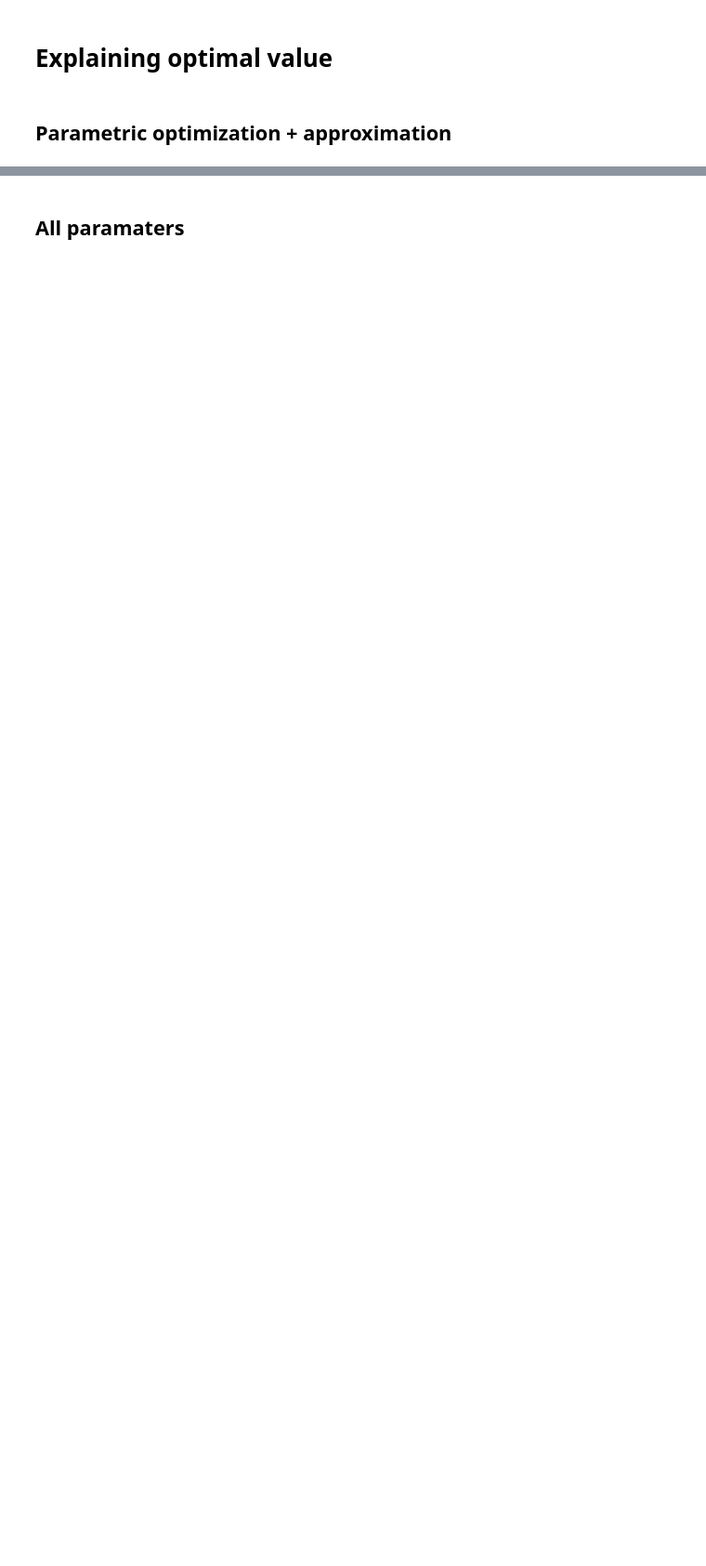
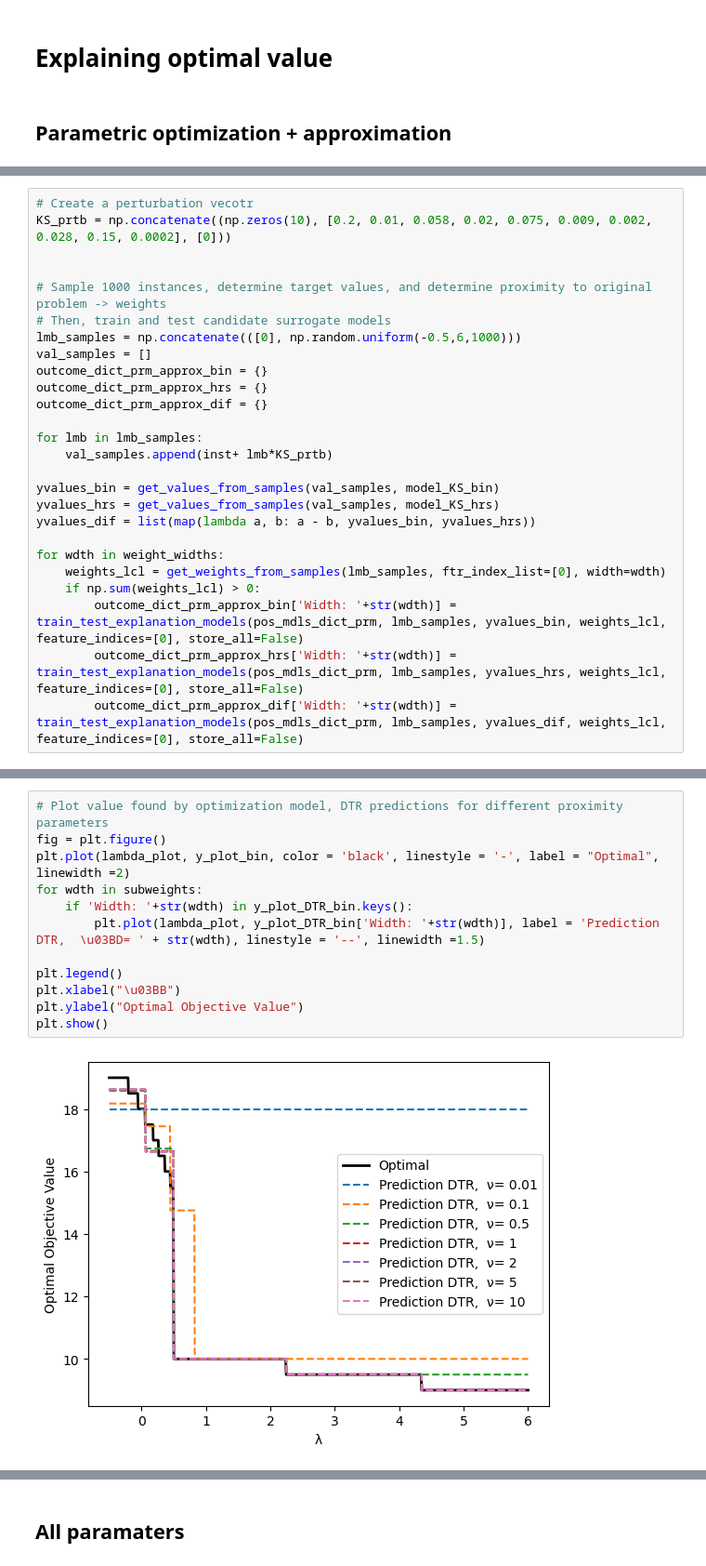
Before and after one commit to daanotto/CLEMO, a Jupyter notebook: Knapsack_experiments.ipynb, the cells around one changed output, grey strips where cells are left out. Shown: that part at 93% size. Cells and saved outputs as stored; diff of their text form; blank space fills up the shorter version.

```diff
--- a/Knapsack_experiments.ipynb
+++ b/Knapsack_experiments.ipynb
@@ -283,0 +151,26 @@ DTR, Kernel size: 1.5 .  wMSE: 0.00652050654951215 .  local MSE: 0.0151164584458
+# %%
+# Create a perturbation vecotr
+KS_prtb = np.concatenate((np.zeros(10), [0.2, 0.01, 0.058, 0.02, 0.075, 0.009, 0.002, 0.028, 0.15, 0.0002], [0]))
+
+
+# Sample 1000 instances, determine target values, and determine proximity to original problem -> weights
+# Then, train and test candidate surrogate models
+lmb_samples = np.concatenate(([0], np.random.uniform(-0.5,6,1000)))
+val_samples = []
+outcome_dict_prm_approx_bin = {}
+outcome_dict_prm_approx_hrs = {}
+outcome_dict_prm_approx_dif = {}
+
+for lmb in lmb_samples:
+    val_samples.append(inst+ lmb*KS_prtb)
+
+yvalues_bin = get_values_from_samples(val_samples, model_KS_bin)
+yvalues_hrs = get_values_from_samples(val_samples, model_KS_hrs)
+yvalues_dif = list(map(lambda a, b: a - b, yvalues_bin, yvalues_hrs))
+
+for wdth in weight_widths:
+    weights_lcl = get_weights_from_samples(lmb_samples, ftr_index_list=[0], width=wdth)
+    if np.sum(weights_lcl) > 0:
+        outcome_dict_prm_approx_bin['Width: '+str(wdth)] = train_test_explanation_models(pos_mdls_dict_prm, lmb_samples, yvalues_bin, weights_lcl, feature_indices=[0], store_all=False)
+        outcome_dict_prm_approx_hrs['Width: '+str(wdth)] = train_test_explanation_models(pos_mdls_dict_prm, lmb_samples, yvalues_hrs, weights_lcl, feature_indices=[0], store_all=False)
+        outcome_dict_prm_approx_dif['Width: '+str(wdth)] = train_test_explanation_models(pos_mdls_dict_prm, lmb_samples, yvalues_dif, weights_lcl, feature_indices=[0], store_all=False)
@@ -284 +226,15 @@ DTR, Kernel size: 1.5 .  wMSE: 0.00652050654951215 .  local MSE: 0.0151164584458
+# %%
+# Plot value found by optimization model, DTR predictions for different proximity parameters
+fig = plt.figure()
+plt.plot(lambda_plot, y_plot_bin, color = 'black', linestyle = '-', label = "Optimal", linewidth =2)
+for wdth in subweights:
+    if 'Width: '+str(wdth) in y_plot_DTR_bin.keys():
+        plt.plot(lambda_plot, y_plot_DTR_bin['Width: '+str(wdth)], label = 'Prediction DTR,  \u03BD= ' + str(wdth), linestyle = '--', linewidth =1.5)
+
+plt.legend()
+plt.xlabel("\u03BB")
+plt.ylabel("Optimal Objective Value")
+plt.show()
+# %% [output]
+[figure, added]
 # %%
```
Also changed, not shown: parts of 102 cells of this notebook, 5 other files.
